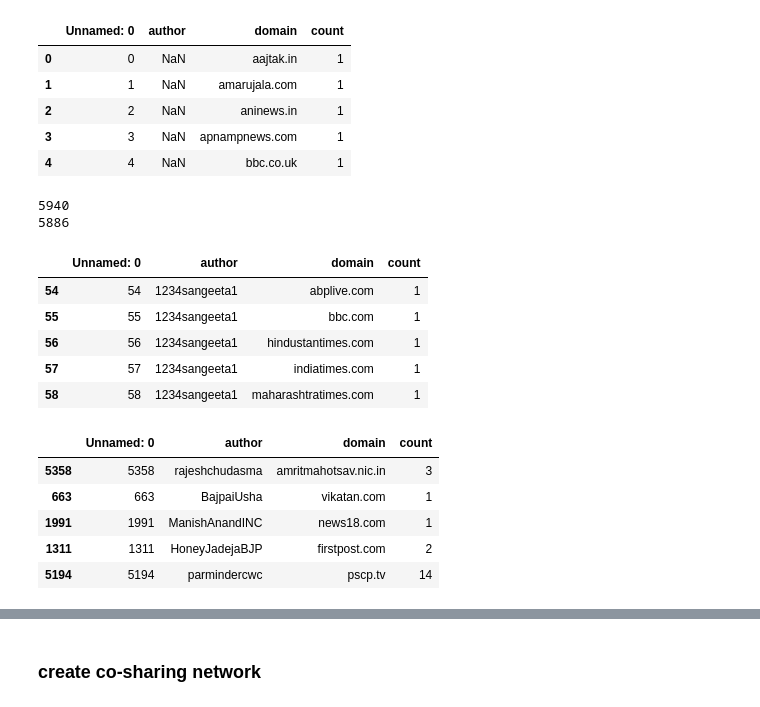
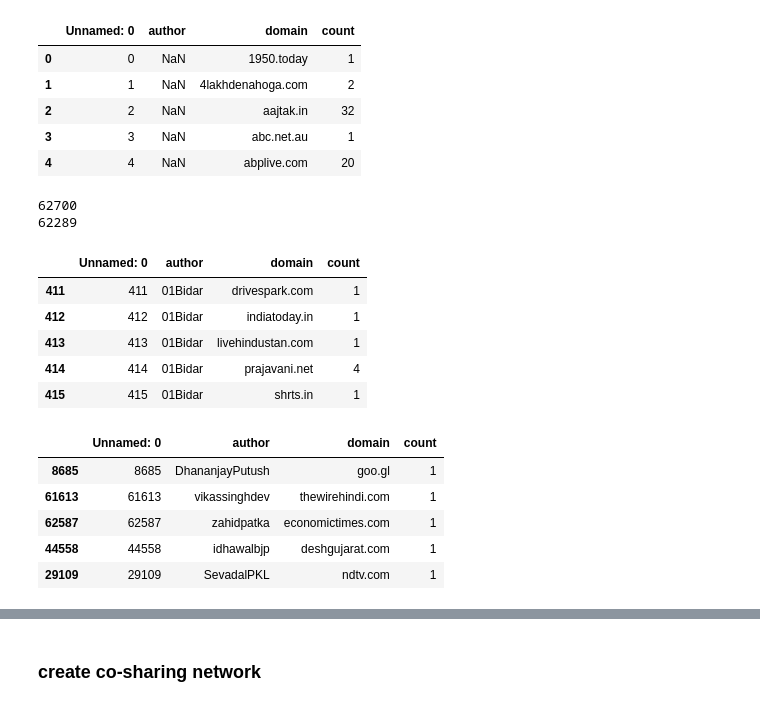
Before and after one commit to shrutiphadke/adversarial_IN, a Jupyter notebook: data_processing/domain_sharing_network.ipynb, the cells around one changed output, grey strips where cells are left out. Saved outputs shown, nothing was run; the diff lists cells and outputs as text; code cells hidden in the pictures.

```diff
--- a/data_processing/domain_sharing_network.ipynb
+++ b/data_processing/domain_sharing_network.ipynb
@@ -4,41 +4,41 @@ import numpy as np
 import networkx as nx
 import matplotlib.pyplot as plt
 # %%
-data = pd.read_csv("../lite_data/extracted_urls.csv", header=0)
+data = pd.read_csv("../lite_data/dec15_extracted_domains.csv", header=0)
 data.head()
 # %% [output]
 |  | Unnamed: 0 | author | domain | count |
-| 0 | 0 | NaN | aajtak.in | 1 |
-| 1 | 1 | NaN | amarujala.com | 1 |
-| 2 | 2 | NaN | aninews.in | 1 |
-| 3 | 3 | NaN | apnampnews.com | 1 |
-| 4 | 4 | NaN | bbc.co.uk | 1 |
+| 0 | 0 | NaN | 1950.today | 1 |
+| 1 | 1 | NaN | 4lakhdenahoga.com | 2 |
+| 2 | 2 | NaN | aajtak.in | 32 |
+| 3 | 3 | NaN | abc.net.au | 1 |
+| 4 | 4 | NaN | abplive.com | 20 |
 # %%
 print(len(data))
 print(len(data.dropna(subset=['author'])))
 # %% [output]
-5940
-5886
+62700
+62289
 # %%
 data = data.dropna(subset=['author'])
 # %%
 data.head()
 # %% [output]
 |  | Unnamed: 0 | author | domain | count |
-| 54 | 54 | 1234sangeeta1 | abplive.com | 1 |
-| 55 | 55 | 1234sangeeta1 | bbc.com | 1 |
-| 56 | 56 | 1234sangeeta1 | hindustantimes.com | 1 |
-| 57 | 57 | 1234sangeeta1 | indiatimes.com | 1 |
-| 58 | 58 | 1234sangeeta1 | maharashtratimes.com | 1 |
+| 411 | 411 | 01Bidar | drivespark.com | 1 |
+| 412 | 412 | 01Bidar | indiatoday.in | 1 |
+| 413 | 413 | 01Bidar | livehindustan.com | 1 |
+| 414 | 414 | 01Bidar | prajavani.net | 4 |
+| 415 | 415 | 01Bidar | shrts.in | 1 |
 # %%
 data.sample(5)
 # %% [output]
 |  | Unnamed: 0 | author | domain | count |
-| 5358 | 5358 | rajeshchudasma | amritmahotsav.nic.in | 3 |
-| 663 | 663 | BajpaiUsha | vikatan.com | 1 |
-| 1991 | 1991 | ManishAnandINC | news18.com | 1 |
-| 1311 | 1311 | HoneyJadejaBJP | firstpost.com | 2 |
-| 5194 | 5194 | parmindercwc | pscp.tv | 14 |
+| 8685 | 8685 | DhananjayPutush | goo.gl | 1 |
+| 61613 | 61613 | vikassinghdev | thewirehindi.com | 1 |
+| 62587 | 62587 | zahidpatka | economictimes.com | 1 |
+| 44558 | 44558 | idhawalbjp | deshgujarat.com | 1 |
+| 29109 | 29109 | SevadalPKL | ndtv.com | 1 |
 # %%
 #map author and party handle
 import glob
```
Also changed, not shown: parts of 23 cells of this notebook, 2 other files.
